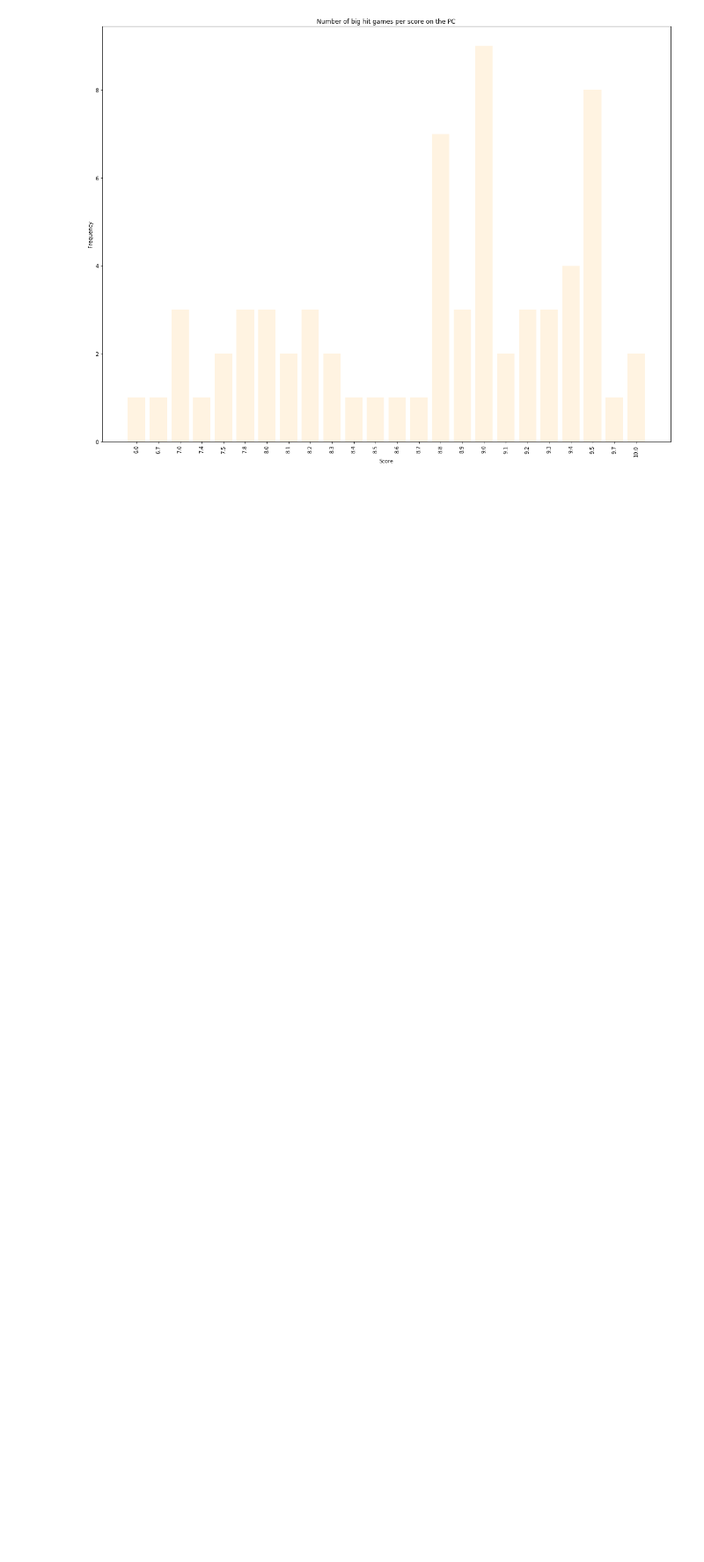
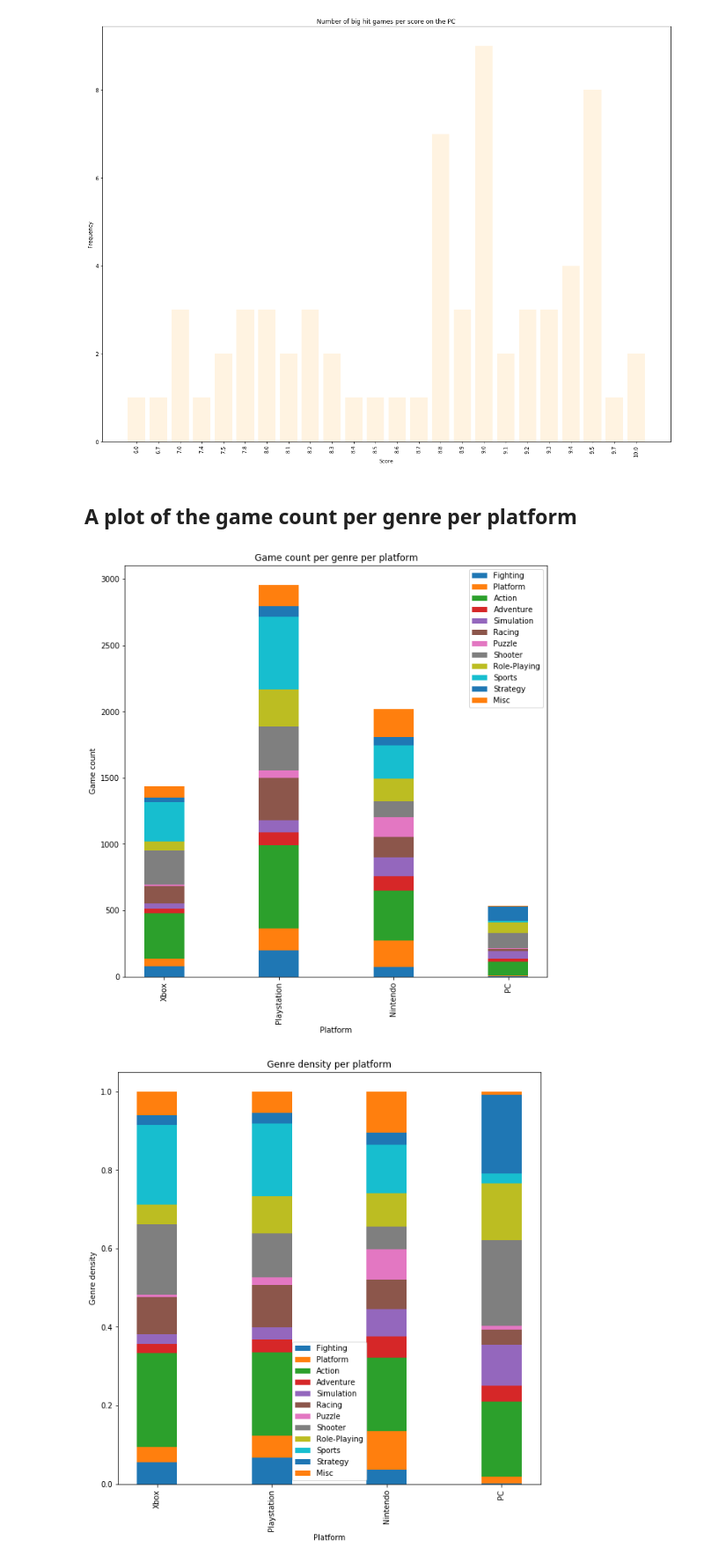
Before and after one commit to Archifer/SDA-Project, a Jupyter notebook: Overview_of_the_data.ipynb, the cells around one changed output. Shown at 88% size. Cells and saved outputs as stored; diff of their text form; code cells hidden in the pictures; blank space fills up the shorter version.

```diff
--- a/SDA-Project-Hester.ipynb
+++ b/Overview_of_the_data.ipynb
@@ -630,3 +626,69 @@ Kwartaal 4  :  --------- (genre: --  )
 [figure]
 [figure]
 [figure]
+# %% [markdown]
+## A plot of the game count per genre per platform
+# %%
+def get_all_from_data(key, data):
+    return [row[key] for row in data]
+
+def get_unique_from_data(key, data):
+    return list(set(get_all_from_data(key, data)))
+
+genres = get_unique_from_data(our_genre, our_data)
+
+count_per_platform_per_genre = [[0 for _ in range(4)] for g in genres]
+for i, g in enumerate(genres):
+    for row in our_data_xbox:
+        if row[our_genre] == g:
+            count_per_platform_per_genre[i][0] += 1
+
+    for row in our_data_ps:
+        if row[our_genre] == g:
+            count_per_platform_per_genre[i][1] += 1
+
+    for row in our_data_nint:
+        if row[our_genre] == g:
+            count_per_platform_per_genre[i][2] += 1
+
+    for row in our_data_pc :
+        if row[our_genre] == g:
+            count_per_platform_per_genre[i][3] += 1
+plots = []
+plt.figure(figsize=(10, 10))
+
+sum_so_far = [0 for _ in range(4)]
+for i, genre in enumerate(genres):
+    plots.append(plt.bar(range(4), count_per_platform_per_genre[i], 0.35, bottom = sum_so_far))
+    sum_so_far = [s + count_per_platform_per_genre[i][j] for j, s in enumerate(sum_so_far)]
+
+plt.ylabel('Game count')
+plt.xlabel('Platform')
+plt.title('Game count per genre per platform')
+plt.xticks(range(4), ["Xbox", "Playstation", "Nintendo", "PC"], rotation='vertical')
+plt.legend([p[0] for p in plots], genres)
+plt.show()
+
+# normalized version
+plots = []
+plt.figure(figsize=(10, 10))
+
+total = [0 for _ in range(4)]
+for i, genre in enumerate(genres):
+    total = [s + count_per_platform_per_genre[i][j] for j, s in enumerate(total)]
+
+
+sum_so_far = [0 for _ in range(4)]
+for i, genre in enumerate(genres):
+    plots.append(plt.bar(range(4), [c / total[j] for j, c in enumerate(count_per_platform_per_genre[i])] , 0.35, bottom = sum_so_far))
+    sum_so_far = [s + count_per_platform_per_genre[i][j] / total[j] for j, s in enumerate(sum_so_far)]
+
+plt.ylabel('Genre density')
+plt.xlabel('Platform')
+plt.title('Genre density per platform')
+plt.xticks(range(4), ["Xbox", "Playstation", "Nintendo", "PC"], rotation='vertical')
+plt.legend([p[0] for p in plots], genres)
+plt.show()
+# %% [output]
+[figure, added]
+[figure, added]
```
Also changed, not shown: parts of 1 cell of this notebook, 11 other files.
